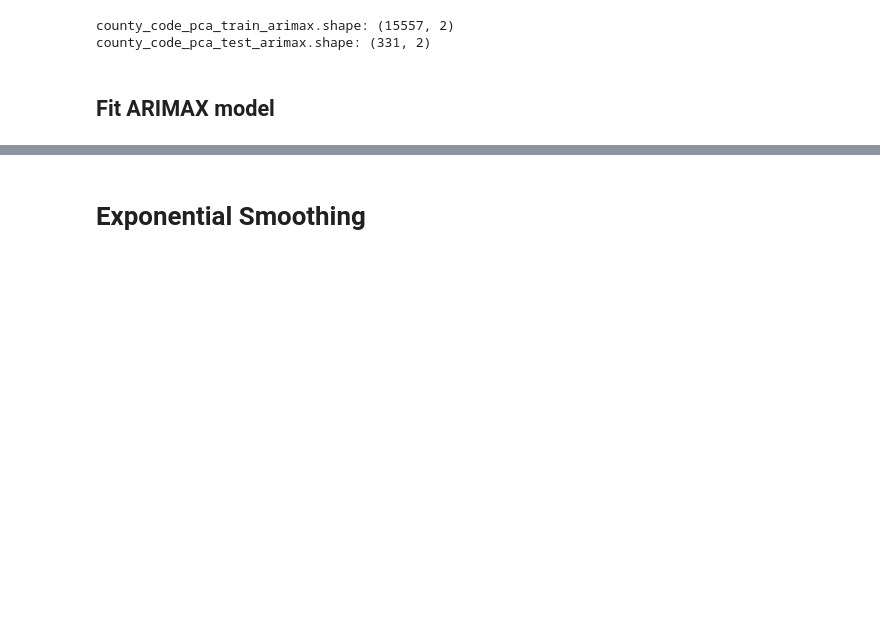
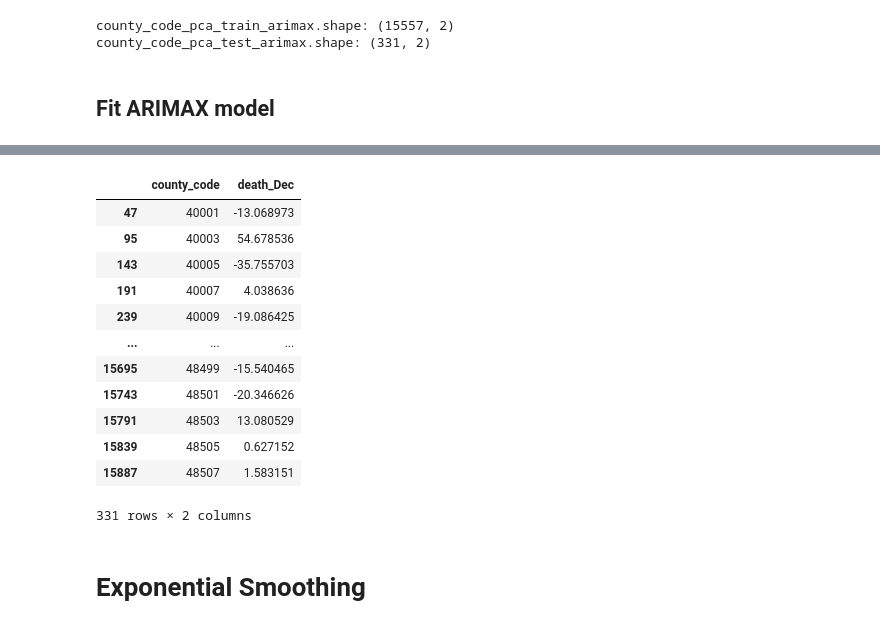
Before and after one commit to tastyCanOfMalk/NB, a Jupyter notebook: Model_df_monthly.ipynb, the cells around one changed output, grey strips where cells are left out. Saved outputs shown, nothing was run; the diff lists cells and outputs as text; code cells hidden in the pictures; blank space fills up the shorter version.

```diff
--- a/Model_df_monthly.ipynb
+++ b/Model_df_monthly.ipynb
@@ -632,7 +674,7 @@ for i in range(len(county_code_pca_test_arimax)):
     county_code_pca_test_arimax_single_county = county_code_pca_test_arimax[i,:].reshape(1,-1)
     arimax_test_predicted_single_county = best_arimax_model.get_forecast(steps = 1, exog = county_code_pca_test_arimax_single_county)
     arimax_test_predicted_single_county = arimax_test_predicted_single_county.predicted_mean[0]
-    arimax_test_predicted.append(arimax_best_predicted_single_county)
+    arimax_test_predicted.append(arimax_test_predicted_single_county)
 
 # calculate the MSE on testing set
 from sklearn.metrics import mean_squared_error
@@ -651,0 +694,18 @@ MSE of prediction from best ARIMAX model (2,0,2) on training data = 865.53832323
+# %%
+df_arimax_predicted = pd.DataFrame({'county_code':county_code_label_test,'death_Dec':arimax_test_predicted})
+# %%
+df_arimax_predicted
+# %% [output]
+|  | county_code | death_Dec |
+| 47 | 40001 | -13.068973 |
+| 95 | 40003 | 54.678536 |
+| 143 | 40005 | -35.755703 |
+| 191 | 40007 | 4.038636 |
+| 239 | 40009 | -19.086425 |
+| ... | ... | ... |
+| 15695 | 48499 | -15.540465 |
+| 15743 | 48501 | -20.346626 |
+| 15791 | 48503 | 13.080529 |
+| 15839 | 48505 | 0.627152 |
+| 15887 | 48507 | 1.583151 |
+331 rows × 2 columns
```
Also changed, not shown: parts of 21 cells of this notebook.
